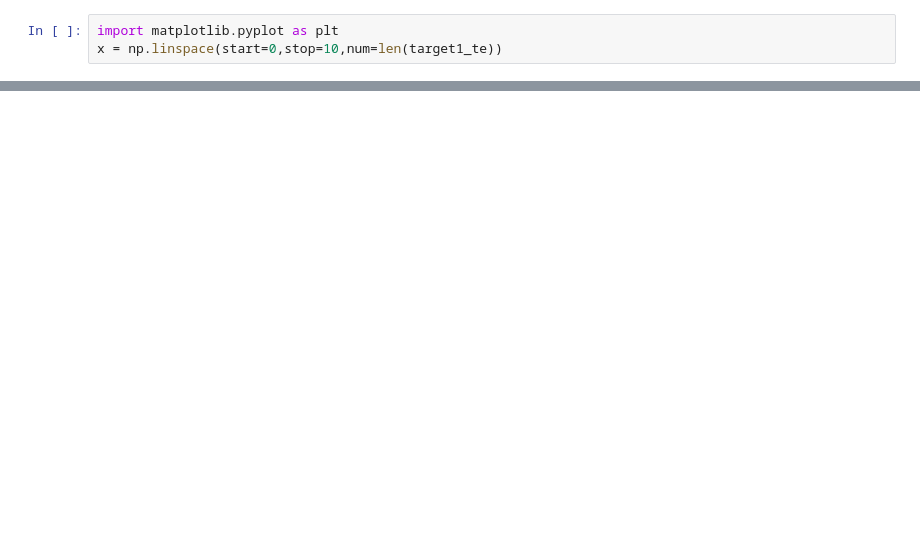
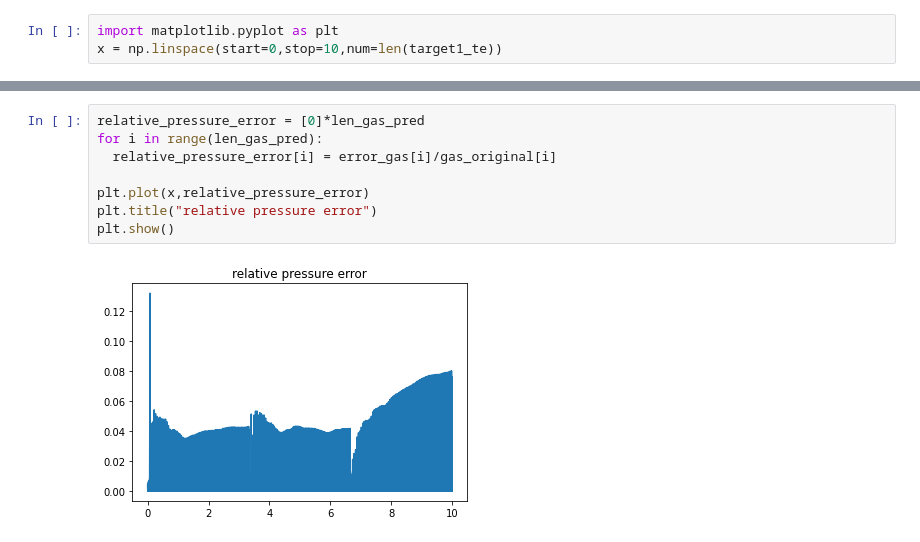
Before and after one commit to szn5400/CO2_all, a Jupyter notebook: STT_pressure_myrescale_v1.ipynb, the cells around one changed output, grey strips where cells are left out. Cells and saved outputs as stored; diff of their text form; blank space fills up the shorter version.

```diff
--- a/STT_pressure_myrescale_v1.ipynb
+++ b/STT_pressure_myrescale_v1.ipynb
@@ -91,0 +98,10 @@ plt.show()
+# %%
+relative_pressure_error = [0]*len_gas_pred
+for i in range(len_gas_pred):
+  relative_pressure_error[i] = error_gas[i]/gas_original[i]
+
+plt.plot(x,relative_pressure_error)
+plt.title("relative pressure error")
+plt.show()
+# %% [output]
+[figure, added]
```
Also changed, not shown: parts of 14 cells of this notebook.
